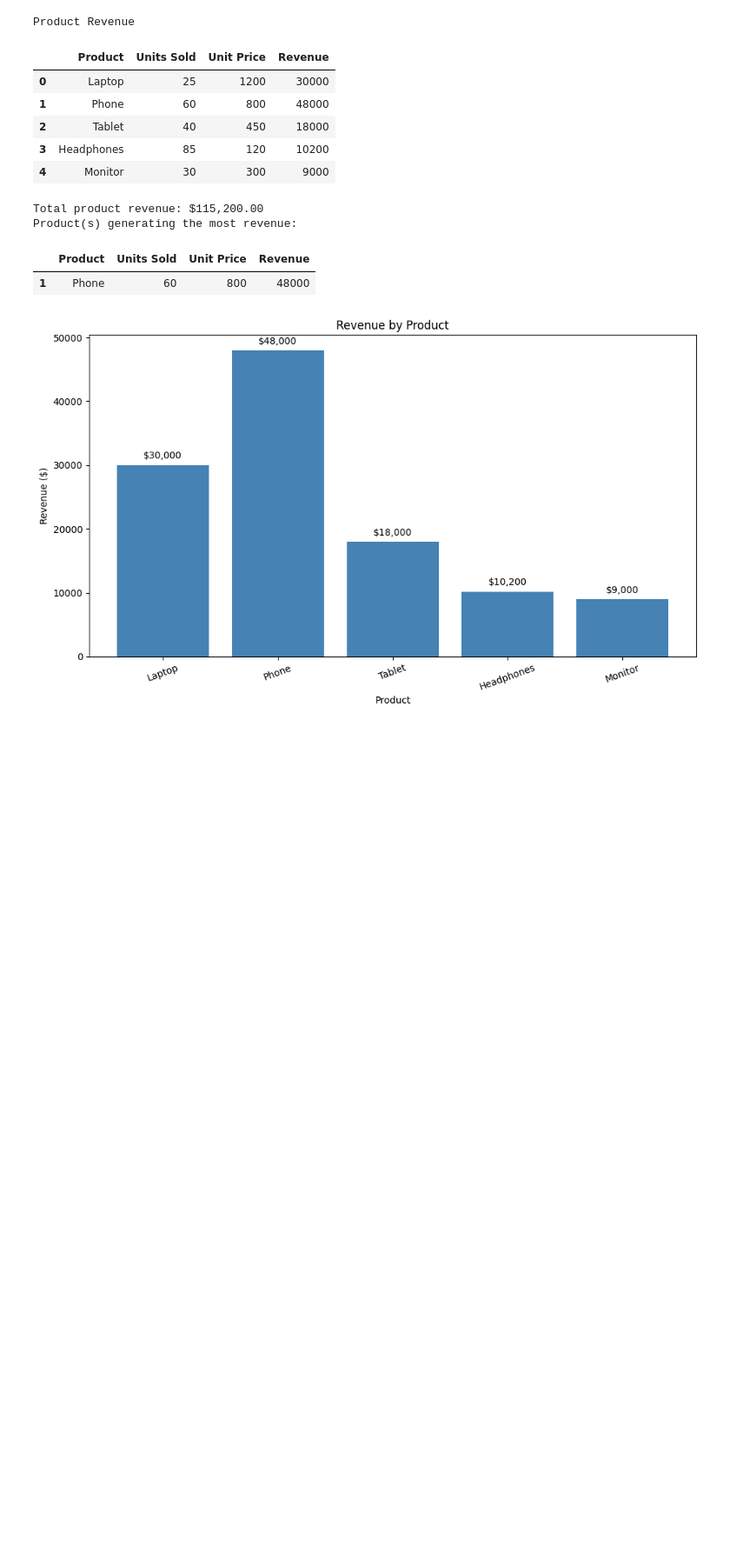
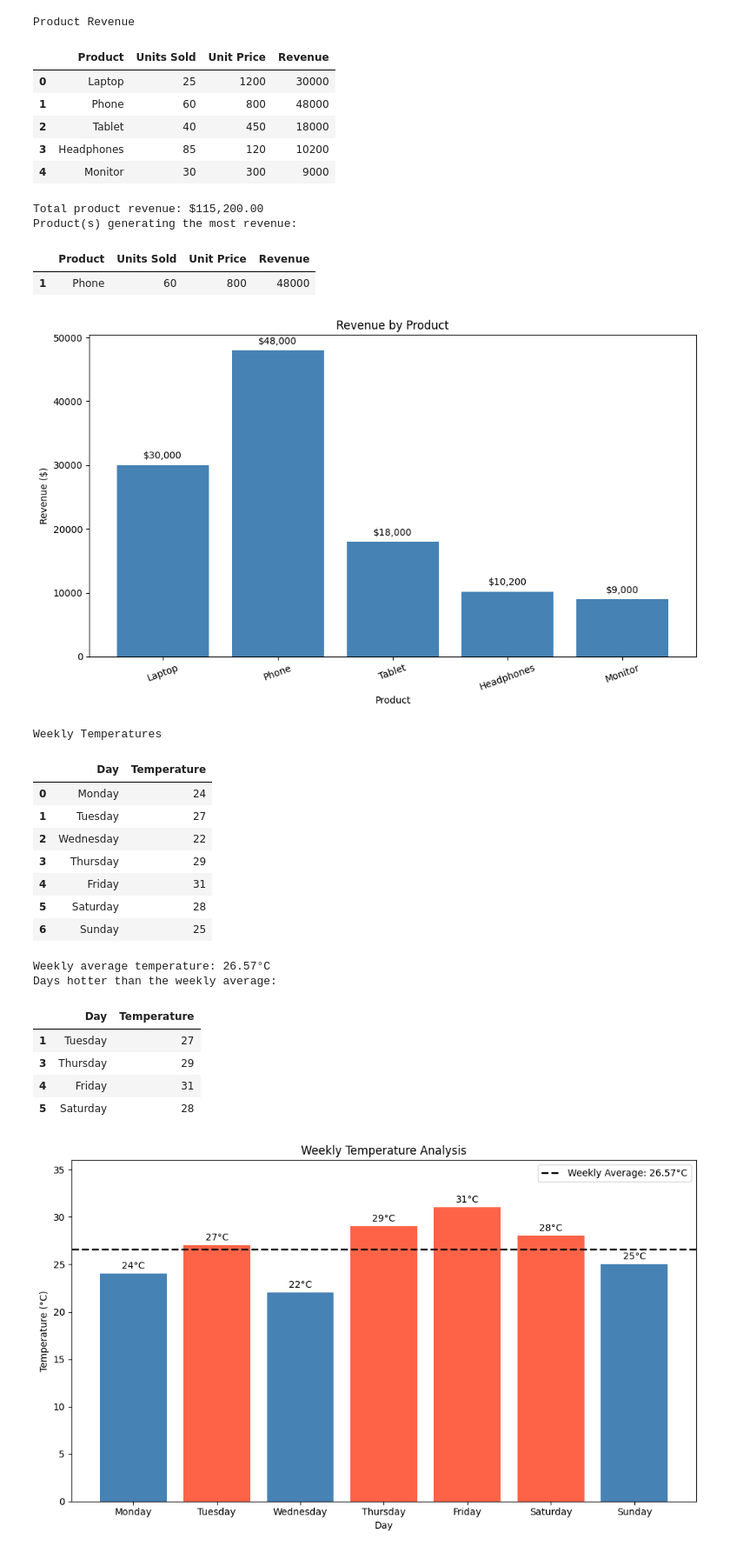
Before and after one commit to dewx21/PYTHON, a Jupyter notebook: l&t/cloud_notebooks/session5/session5_projects.ipynb, the cells around one changed output. Shown at 87% size. Cells and saved outputs as stored; diff of their text form; code cells hidden in the pictures; blank space fills up the shorter version.

```diff
--- a/l&t/cloud_notebooks/session5/session5_projects.ipynb
+++ b/l&t/cloud_notebooks/session5/session5_projects.ipynb
@@ -401,3 +401,79 @@ Product(s) generating the most revenue:
 |  | Product | Units Sold | Unit Price | Revenue |
 | 1 | Phone | 60 | 800 | 48000 |
 [figure]
+# %%
+# Weekly temperature data
+weekly_temperatures = pd.DataFrame({
+    "Day": ["Monday", "Tuesday", "Wednesday", "Thursday", "Friday", "Saturday", "Sunday"],
+    "Temperature": [24, 27, 22, 29, 31, 28, 25]
+})
+
+# NumPy calculates the weekly average
+weekly_average = np.mean(weekly_temperatures["Temperature"].values)
+
+# Pandas identifies days hotter than the weekly average
+hotter_days = weekly_temperatures[
+    weekly_temperatures["Temperature"] > weekly_average
+]
+
+print("Weekly Temperatures")
+display(weekly_temperatures)
+
+print(f"Weekly average temperature: {weekly_average:.2f}°C")
+print("Days hotter than the weekly average:")
+display(hotter_days)
+
+# Matplotlib visualizes all temperatures and highlights hotter days
+colors = [
+    "tomato" if temperature > weekly_average else "steelblue"
+    for temperature in weekly_temperatures["Temperature"]
+]
+
+plt.figure(figsize=(10, 6))
+bars = plt.bar(
+    weekly_temperatures["Day"],
+    weekly_temperatures["Temperature"],
+    color=colors
+)
+
+plt.axhline(
+    weekly_average,
+    color="black",
+    linestyle="--",
+    linewidth=2,
+    label=f"Weekly Average: {weekly_average:.2f}°C"
+)
+
+for bar, temperature in zip(bars, weekly_temperatures["Temperature"]):
+    plt.text(
+        bar.get_x() + bar.get_width() / 2,
+        bar.get_height() + 0.5,
+        f"{temperature}°C",
+        ha="center"
+    )
+
+plt.title("Weekly Temperature Analysis")
+plt.xlabel("Day")
+plt.ylabel("Temperature (°C)")
+plt.ylim(0, max(weekly_temperatures["Temperature"]) + 5)
+plt.legend()
+plt.tight_layout()
+plt.show()
+# %% [output]
+Weekly Temperatures
+|  | Day | Temperature |
+| 0 | Monday | 24 |
+| 1 | Tuesday | 27 |
+| 2 | Wednesday | 22 |
+| 3 | Thursday | 29 |
+| 4 | Friday | 31 |
+| 5 | Saturday | 28 |
+| 6 | Sunday | 25 |
+Weekly average temperature: 26.57°C
+Days hotter than the weekly average:
+|  | Day | Temperature |
+| 1 | Tuesday | 27 |
+| 3 | Thursday | 29 |
+| 4 | Friday | 31 |
+| 5 | Saturday | 28 |
+[figure, added]
```
